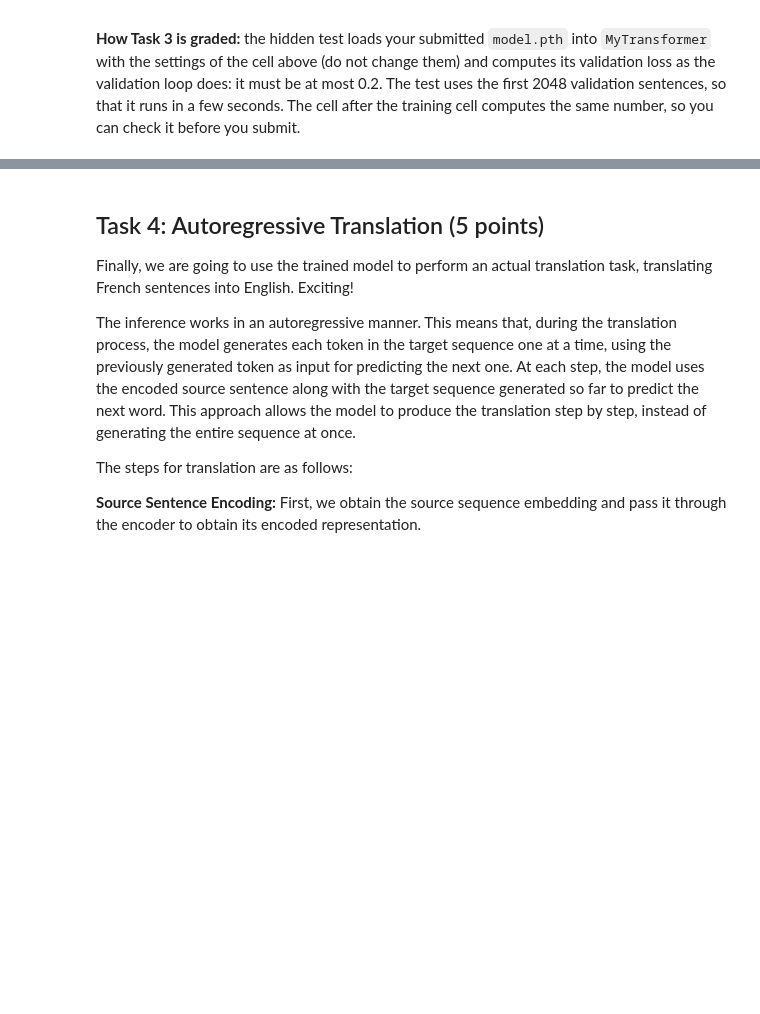
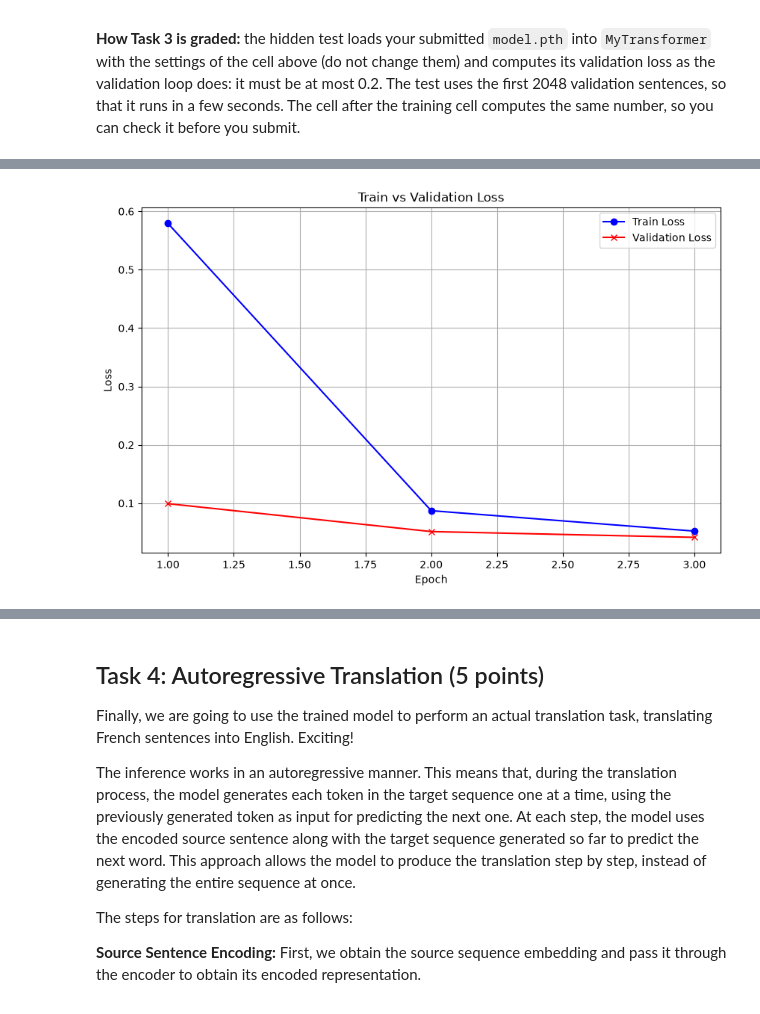
Before and after one commit to Jonskut/deep-learning, a Jupyter notebook: Ex5_Transformers/ex5.ipynb, the cells around one changed output, grey strips where cells are left out. Cells and saved outputs as stored; diff of their text form; code cells hidden in the pictures; blank space fills up the shorter version.

```diff
--- a/Ex5_Transformers/ex5.ipynb
+++ b/Ex5_Transformers/ex5.ipynb
@@ -173,9 +191,13 @@ def tokenize(sentences):
     3. Splitting each sentence into a list of words.
     """
     filters = '.?!#$%&()*+,-/:;<=>@«»""[\\]^_`{|}~\t\n'
-
+    tokenized_list = []
     # YOUR CODE HERE
-    raise NotImplementedError()
+    for sentence in sentences:
+        sentence = sentence.lower()
+        filter_table = str.maketrans('','',filters)
+        sentence = sentence.translate(filter_table)
+        tokenized_list.append(sentence.split())
 
     return tokenized_list
 
@@ -390,14 +472,16 @@ class PositionalEncoding(nn.Module):
         # We generate a range of values from 0 to embed_size, stepping by 2 (for even indices), and multiply it by a scaling factor.
         # The scaling factor (-math.log(10000.0) / embed_size) ensures the frequencies decay logarithmically.
 
+        div_term = torch.exp(torch.arange(0, self.embed_size, 2).float() * (-math.log(10000.0) / self.embed_size))
+
         # 2. Apply the sine function to the even indices of the positional encoding matrix.
         # 3. Apply the cosine function to the odd indices of the positional encoding matrix.
 
+        pos_encoding[:, 0::2] = torch.sin(position * div_term)
+        pos_encoding[:, 1::2] = torch.cos(position * div_term)
+
         # Hint:
         # The `position` tensor holds the position values for each token, and `div_term` scales those values.
-
-        # YOUR CODE HERE
-        raise NotImplementedError()
 
         # Register as buffer so it is not considered as a parameter during training
         self.register_buffer('pos_encoding', pos_encoding.unsqueeze(0))
@@ -656,18 +817,30 @@ if training_allowed(skip_training):    # never during grading
         for src_batch, tgt_batch in train_loader:
             optimizer.zero_grad()
             # set input source as src_batch
+            src_batch = src_batch.to(device)
+            tgt_batch = tgt_batch.to(device)
             # set input target as start of target sentence until -1 (i.e. discard the last token) (past) [name it as tgt_input]
+            tgt_input = tgt_batch[:, :-1]
             # set expected target as target sentence from 1 to the end (i.e. discard the first token) (future) [name it as tgt_expected]
+            tgt_expected = tgt_batch[:, 1:]
             # use input source and input target (tgt_input) as input to the model
             # expected target will be used in loss to compare it with the model output.
             # Remember to use padding and target causal masks on the model call:
             # get padding mask of source,
+            src_padding_mask = (src_batch == 0)
             # get padding mask of input target, convert it to float (.float()),
+            tgt_padding_mask = (tgt_input == 0).float()
             # get tgt_mask of input target,
+            tgt_mask = nn.Transformer.generate_square_subsequent_mask(tgt_input.size(1)).to(device)
             # pass input source, input target, source padding mask, and tgt_mask to the model to get the predictions (output).
-
-            # YOUR CODE HERE
-            raise NotImplementedError()
+            # Forward pass
+            output_decoder, output = model(
+                src_batch,
+                tgt_input,
+                src_padding_mask=src_padding_mask,
+                tgt_padding_mask=tgt_padding_mask,
+                tgt_mask=tgt_mask
+            )
 
             output = output.to(device)
             output = output.contiguous().view(-1, vsize_tgt)
@@ -703,8 +876,26 @@ if training_allowed(skip_training):    # never during grading
                 # get tgt_mask of input target,
                 # pass input source, input target, source padding mask, and tgt_mask to the model to get the predictions (output).
 
-                # YOUR CODE HERE
-                raise NotImplementedError()
+                src_batch = src_batch.to(device)
+                tgt_batch = tgt_batch.to(device)
+
+                tgt_input = tgt_batch[:, :-1]
+                tgt_expected = tgt_batch[:, 1:]
+
+                src_padding_mask = (src_batch == 0)
+                tgt_padding_mask = (tgt_input == 0).float()
+
+                tgt_mask = nn.Transformer.generate_square_subsequent_mask(
+                    tgt_input.size(1)
+                ).to(device)
+
+                output_decoder, output = model(
+                    src_batch,
+                    tgt_input,
+                    src_padding_mask=src_padding_mask,
+                    tgt_padding_mask=tgt_padding_mask,
+                    tgt_mask=tgt_mask
+                )
 
                 output = output.to(device)
                 output = output.contiguous().view(-1, vsize_tgt)
@@ -735,3 +926,4 @@ if training_allowed(skip_training):    # never during grading
     plt.legend()
     plt.grid(True)
     plt.show()
+# %% [output]
@@ -738,3 +940,4 @@ if training_allowed(skip_training):    # never during grading
+[figure, added]
 # %%
 # Visible check of Task 3 (0 points). This cell loads your saved model.pth into model, so that Task 4 translates
 # with it (during grading: the model.pth you submitted). Then it computes the validation loss of model.pth on the first
```
Also changed, not shown: parts of 20 cells of this notebook, 1 other file.
